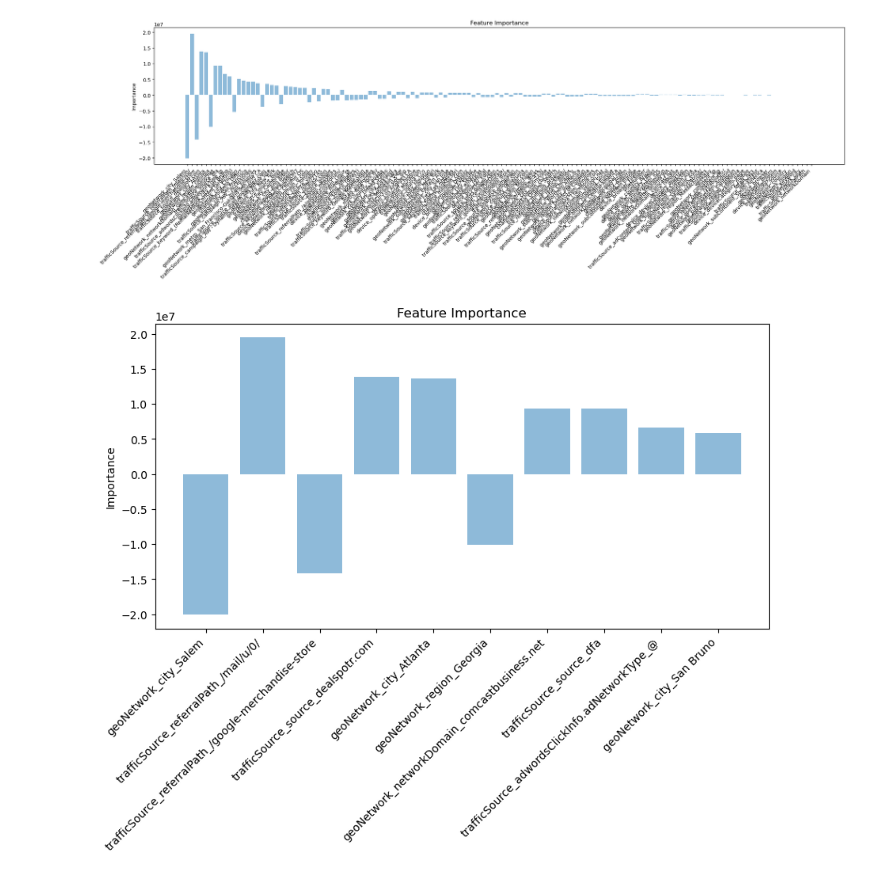
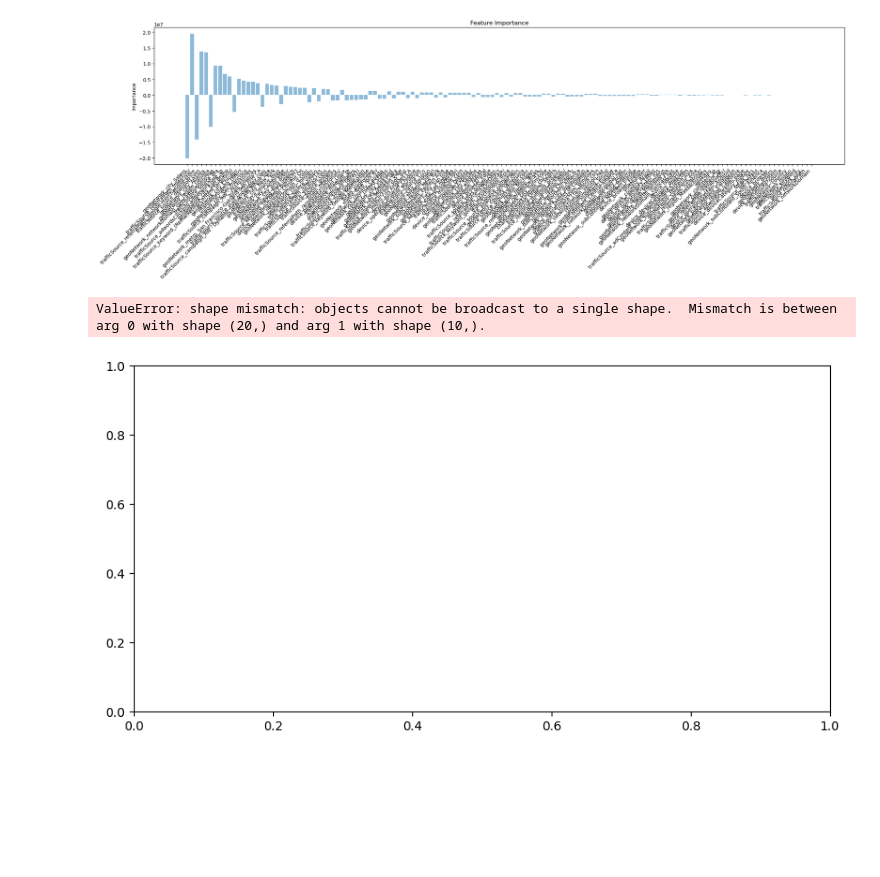
Before and after one commit to thymenyj/samsung, a Jupyter notebook: jupyter/app/data_modelling/data_modelling_001.ipynb, the cells around one changed output. Cells and saved outputs as stored; diff of their text form; code cells hidden in the pictures; blank space fills up the shorter version.

```diff
--- a/jupyter/app/data_modelling/data_modelling_001.ipynb
+++ b/jupyter/app/data_modelling/data_modelling_001.ipynb
@@ -73,18 +73,19 @@ plt.show()
 # %% [output]
 [figure]
 # %%
-top_10_features = feature_importance_dataframe.iloc[:10]
+top_features = feature_importance_dataframe.iloc[:10]
 # %%
-y_pos = np.arange(10)
-importance_top_10 = top_10_features["importance"].values
+y_pos = np.arange(20)
+importance_top = top_features["importance"].values
 
 fig, ax = plt.subplots(figsize=(10, 5))
-plt.bar(y_pos, importance_top_10, align='center', alpha=0.5)
-plt.xticks(y_pos, top_10_features["feature_name"].values)
+plt.bar(y_pos, importance_top, align='center', alpha=0.5)
+plt.xticks(y_pos, top_features["feature_name"].values)
 plt.ylabel('Importance')
 plt.title('Feature Importance')
 plt.xticks(rotation=45, ha="right")
 
 plt.show()
 # %% [output]
+ValueError: shape mismatch: objects cannot be broadcast to a single shape.  Mismatch is between arg 0 with shape (20,) and arg 1 with shape (10,).
-[figure, old version]
+[figure, new version]
```
